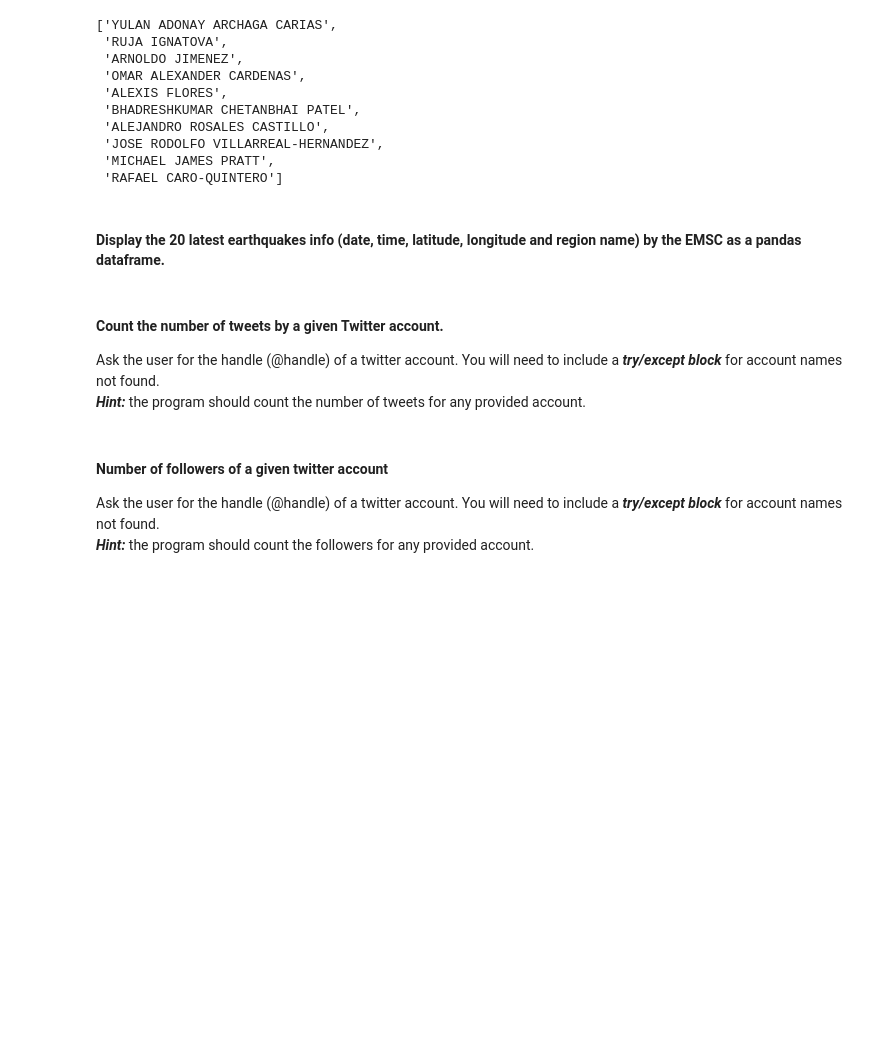
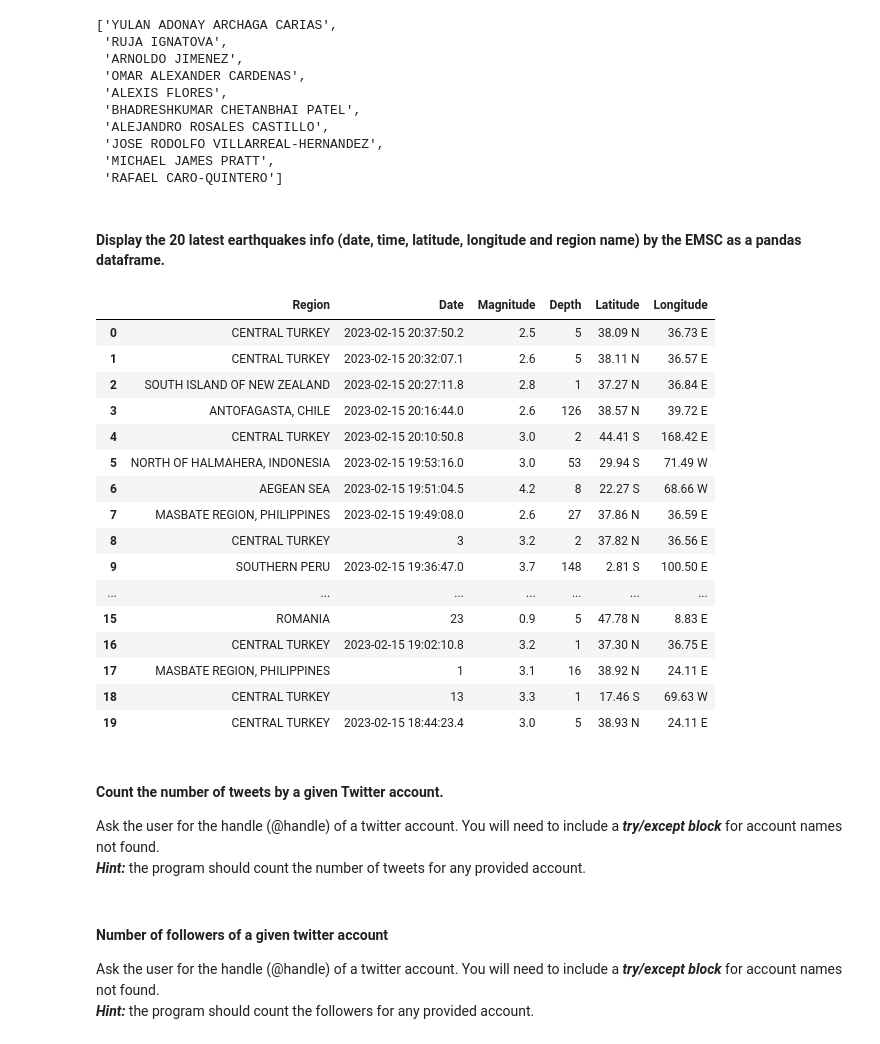
Before and after one commit to gmilman/Lab_exercises, a Jupyter notebook: Lab-16_web_scrapping.ipynb, the cells around one changed output. Saved outputs shown, nothing was run; the diff lists cells and outputs as text; code cells hidden in the pictures; blank space fills up the shorter version.

```diff
--- a/Lab-16_web_scrapping.ipynb
+++ b/Lab-16_web_scrapping.ipynb
@@ -345,3 +335,92 @@ url = 'https://www.emsc-csem.org/Earthquake/'
+# %%
+#your code here
+#make series of lists for each variable, then compile list into dictionnary and convert to dataframe
+def earthquake_latest():
+
+    url = 'https://www.emsc-csem.org/Earthquake/'
+    page=requests.get(url)
+    soup=BeautifulSoup(page.content,'lxml')
+
+    #define empty lists to append relevant info to
+    date= []
+    long=[]
+    long_EW=[]
+    lat=[]
+    lat_NS=[]
+    depth=[]
+    magnitude=[]
+    region=[]
+
+
+    #long and lat alternated in list of coordinates, loop through to return lat and long in independent lists.
+    # clean up text
+    coordinates= soup.find('tr',class_='ligne1 normal').parent.find_all('td',class_='tabev1')
+    for earthquake in range(0,len(coordinates),2):
+        latitude = ((coordinates[earthquake]).text).replace(u'\xa0', u'')
+        longitude = ((coordinates[earthquake+1]).text).replace(u'\xa0', u'')
+
+        lat.append(latitude)
+        long.append(longitude)
+
+    # NSWE coordinates and magnitude are in same class_='tabev2'
+    ##tabev2 for NSEW (get rid of string)
+    ## tabev2 = magnitude
+    coordinates= soup.find('tr',class_='ligne1 normal').parent.find_all('td',class_='tabev2')
+    #for earthquake in range(0,len(coordinates),2):
+    for earthquake in range(0,len(coordinates),3):
+        NS= ((coordinates[earthquake]).text).replace(u'\xa0', u'')
+        EW=((coordinates[earthquake+1]).text).replace(u'\xa0', u'')
+        mag=((coordinates[earthquake+2]).text).replace(u'\xa0', u'')
+
+        lat_NS.append(NS)
+        long_EW.append(EW)
+        magnitude.append(mag)
+
+    # concatenate the longtiude and latidude avec their respective N S E W coordinates
+    latitude=[lat[l] +' ' + lat_NS[l] for l in range(0,len(lat))]
+
+    longitude=[long[l] +' ' + long_EW[l] for l in range(0,len(long))]
+
+
+
+    #find dates timestamp
+    for d in soup.find_all('tr',class_='ligne1 normal'):
+        date.append((d.find('a').text).replace(u'\xa0',u' '))
+
+    #find regions
+
+    for r in soup.find_all('tr',class_='ligne1 normal'):
+        region.append((r.find('td', class_='tb_region').text).replace(u'\xa0',u' '))
+
+
+
+    ##Get depth in list from class_ ='tabev3'
+    for r in soup.find_all('tr',class_='ligne1 normal'):
+        depth.append((r.find('td', class_='tabev3').text).replace(u'\xa0',u' '))
+
+
+    df=pd.DataFrame({'Region':region[0:20], 'Date':date[0:20], 'Magnitude':magnitude[0:20], 'Depth':depth[0:20],\
+                    'Latitude':latitude[0:20], 'Longitude': longitude[0:20]})
+    return df
+earthquake_latest()
+# %% [output]
+|  | Region | Date | Magnitude | Depth | Latitude | Longitude |
+| 0 | CENTRAL TURKEY | 2023-02-15 20:37:50.2 | 2.5 | 5 | 38.09 N | 36.73 E |
+| 1 | CENTRAL TURKEY | 2023-02-15 20:32:07.1 | 2.6 | 5 | 38.11 N | 36.57 E |
+| 2 | SOUTH ISLAND OF NEW ZEALAND | 2023-02-15 20:27:11.8 | 2.8 | 1 | 37.27 N | 36.84 E |
+| 3 | ANTOFAGASTA, CHILE | 2023-02-15 20:16:44.0 | 2.6 | 126 | 38.57 N | 39.72 E |
+| 4 | CENTRAL TURKEY | 2023-02-15 20:10:50.8 | 3.0 | 2 | 44.41 S | 168.42 E |
+| 5 | NORTH OF HALMAHERA, INDONESIA | 2023-02-15 19:53:16.0 | 3.0 | 53 | 29.94 S | 71.49 W |
+| 6 | AEGEAN SEA | 2023-02-15 19:51:04.5 | 4.2 | 8 | 22.27 S | 68.66 W |
+| 7 | MASBATE REGION, PHILIPPINES | 2023-02-15 19:49:08.0 | 2.6 | 27 | 37.86 N | 36.59 E |
+| 8 | CENTRAL TURKEY | 3 | 3.2 | 2 | 37.82 N | 36.56 E |
+| 9 | SOUTHERN PERU | 2023-02-15 19:36:47.0 | 3.7 | 148 | 2.81 S | 100.50 E |
+| ... | ... | ... | ... | ... | ... | ... |
+| 15 | ROMANIA | 23 | 0.9 | 5 | 47.78 N | 8.83 E |
+| 16 | CENTRAL TURKEY | 2023-02-15 19:02:10.8 | 3.2 | 1 | 37.30 N | 36.75 E |
+| 17 | MASBATE REGION, PHILIPPINES | 1 | 3.1 | 16 | 38.92 N | 24.11 E |
+| 18 | CENTRAL TURKEY | 13 | 3.3 | 1 | 17.46 S | 69.63 W |
+| 19 | CENTRAL TURKEY | 2023-02-15 18:44:23.4 | 3.0 | 5 | 38.93 N | 24.11 E |
 # %% [markdown]
 #### Count the number of tweets by a given Twitter account.
 Ask the user for the handle (@handle) of a twitter account. You will need to include a ***try/except block*** for account names not found.
```
Also changed, not shown: parts of 5 cells of this notebook.
